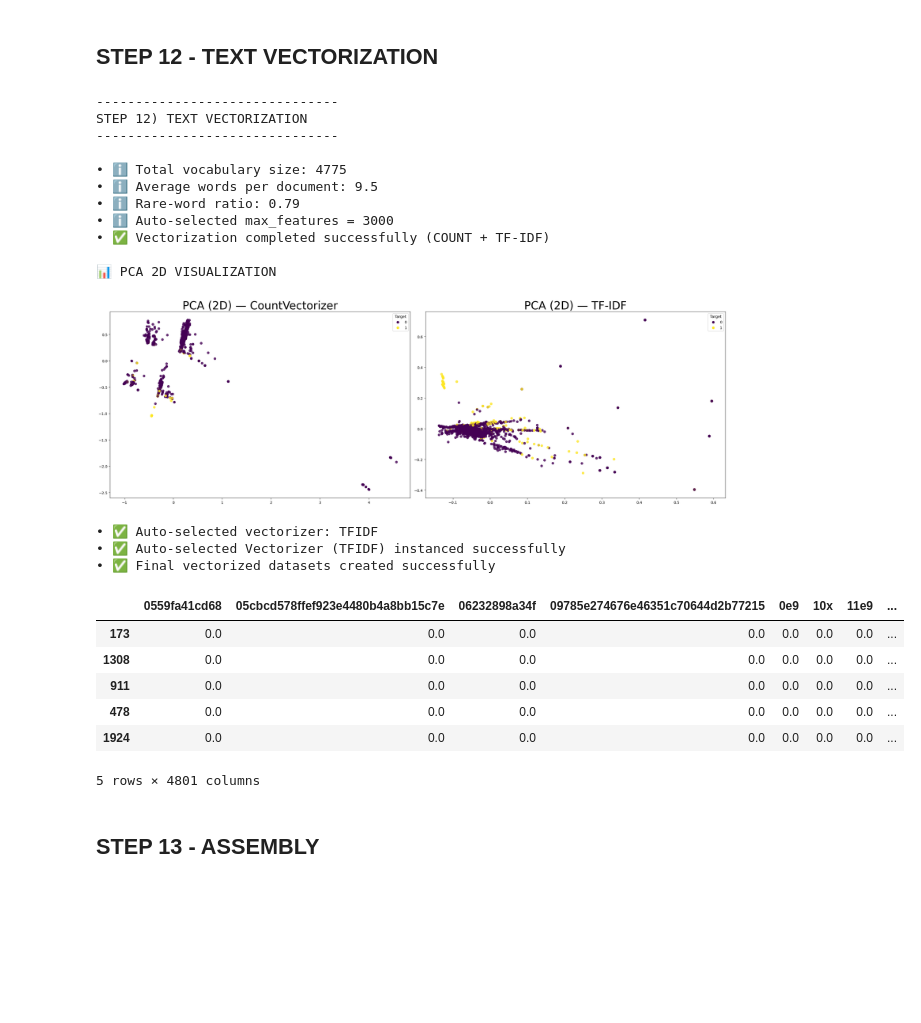
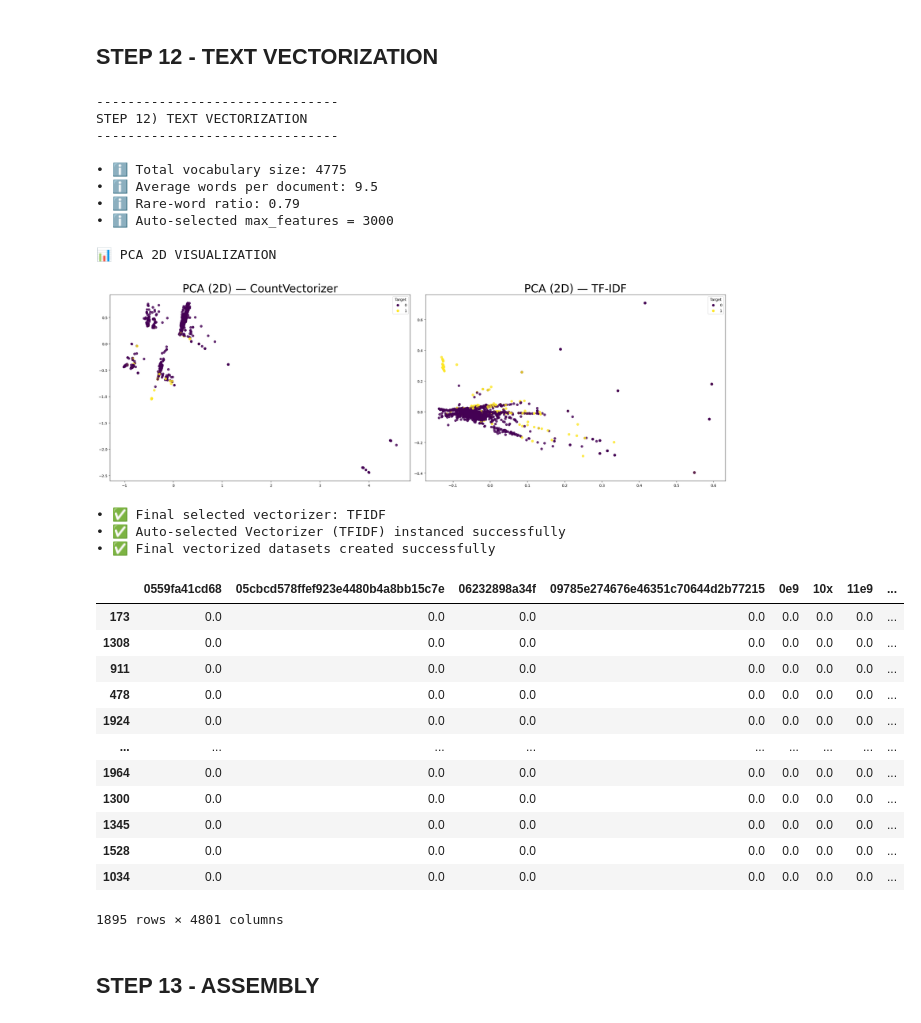
Before and after one commit to cbadil12/nlp-project, a Jupyter notebook: src/explore.ipynb, the cells around one changed output. Saved outputs shown, nothing was run; the diff lists cells and outputs as text; code cells hidden in the pictures; blank space fills up the shorter version.

```diff
--- a/src/explore.ipynb
+++ b/src/explore.ipynb
@@ -3150,7 +3331,6 @@ elif dataset_type == "NLP":
     # Fit vectorizers
     count_X = count_vec.fit_transform(text_series).toarray()
     tfidf_X = tfidf_vec.fit_transform(text_series).toarray()
-    log("Vectorization completed successfully (COUNT + TF-IDF)", type="SUCCESS")
     # PCA 2D Visualization
     if make_vectorization_plots:
         print("\n📊 PCA 2D VISUALIZATION")
@@ -3189,7 +3369,7 @@ elif dataset_type == "NLP":
         except:
             pass
     print("\n")
-    log(f"Auto-selected vectorizer: {best_vectorizer_name_S8}", type="SUCCESS", bold=True)
+    log(f"Final selected vectorizer: {best_vectorizer_name_S8}", type="SUCCESS", bold=True)
      # Instance selected vectorizer
     if best_vectorizer_name_S8 == "COUNT":
         vectorizer = CountVectorizer()
@@ -3207,7 +3387,7 @@ elif dataset_type == "NLP":
     X_train_en = pd.DataFrame(X_train_en, index=X_train.index, columns=feature_names)
     X_test_en = pd.DataFrame(X_test_en, index=X_test.index, columns=feature_names)
     log("Final vectorized datasets created successfully", type="SUCCESS")
-    display(X_train_en.head())
+    display(X_train_en)
 
 # -------------------------------
 # TABULAR DATASET
@@ -3273,37 +3453,42 @@ elif dataset_type == "TABULAR":
             encoder = encoder_dic[col]
             if isinstance(encoder, LabelEncoder):
                 encoded_cols.append(col + "_LE")
             elif isinstance(encoder, OneHotEncoder):
                 ohe_colnames = encoder.get_feature_names_out([col])
                 for name in ohe_colnames:
                     encoded_cols.append(name + "_OHE")
         X_train_en = X_train_en[encoded_cols]
         X_test_en = X_test_en[encoded_cols]
         log("Final encoded datasets created successfully", type="SUCCESS")
-        display(X_train_en.head())
+        display(X_test_en)
 # %% [output]
 -------------------------------
 STEP 12) TEXT VECTORIZATION
 -------------------------------
 
 • ℹ️ Total vocabulary size: 4775
 • ℹ️ Average words per document: 9.5
 • ℹ️ Rare-word ratio: 0.79
 • ℹ️ Auto-selected max_features = 3000
-• ✅ Vectorization completed successfully (COUNT + TF-IDF)
 
 📊 PCA 2D VISUALIZATION
 [figure]
-• ✅ Auto-selected vectorizer: TFIDF
+• ✅ Final selected vectorizer: TFIDF
 • ✅ Auto-selected Vectorizer (TFIDF) instanced successfully
 • ✅ Final vectorized datasets created successfully
 |  | 0559fa41cd68 | 05cbcd578ffef923e4480b4a8bb15c7e | 06232898a34f | 09785e274676e46351c70644d2b77215 | 0e9 | 10x | 11e9 | ... |
 | 173 | 0.0 | 0.0 | 0.0 | 0.0 | 0.0 | 0.0 | 0.0 | ... |
 | 1308 | 0.0 | 0.0 | 0.0 | 0.0 | 0.0 | 0.0 | 0.0 | ... |
 | 911 | 0.0 | 0.0 | 0.0 | 0.0 | 0.0 | 0.0 | 0.0 | ... |
 | 478 | 0.0 | 0.0 | 0.0 | 0.0 | 0.0 | 0.0 | 0.0 | ... |
 | 1924 | 0.0 | 0.0 | 0.0 | 0.0 | 0.0 | 0.0 | 0.0 | ... |
+| ... | ... | ... | ... | ... | ... | ... | ... | ... |
+| 1964 | 0.0 | 0.0 | 0.0 | 0.0 | 0.0 | 0.0 | 0.0 | ... |
+| 1300 | 0.0 | 0.0 | 0.0 | 0.0 | 0.0 | 0.0 | 0.0 | ... |
+| 1345 | 0.0 | 0.0 | 0.0 | 0.0 | 0.0 | 0.0 | 0.0 | ... |
+| 1528 | 0.0 | 0.0 | 0.0 | 0.0 | 0.0 | 0.0 | 0.0 | ... |
+| 1034 | 0.0 | 0.0 | 0.0 | 0.0 | 0.0 | 0.0 | 0.0 | ... |
-5 rows × 4801 columns
+1895 rows × 4801 columns
 # %% [markdown]
 ## STEP 13 - ASSEMBLY
 # %%
```
Also changed, not shown: parts of 17 cells of this notebook.
